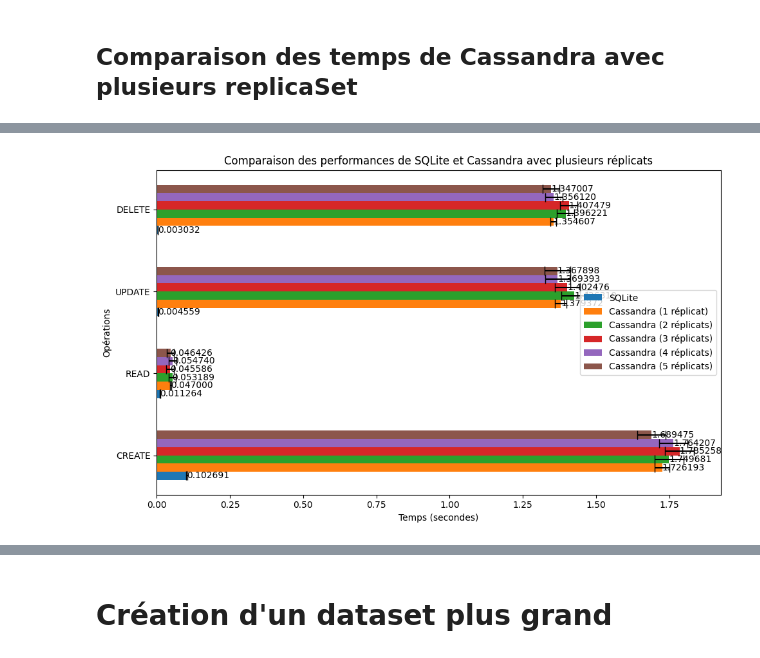
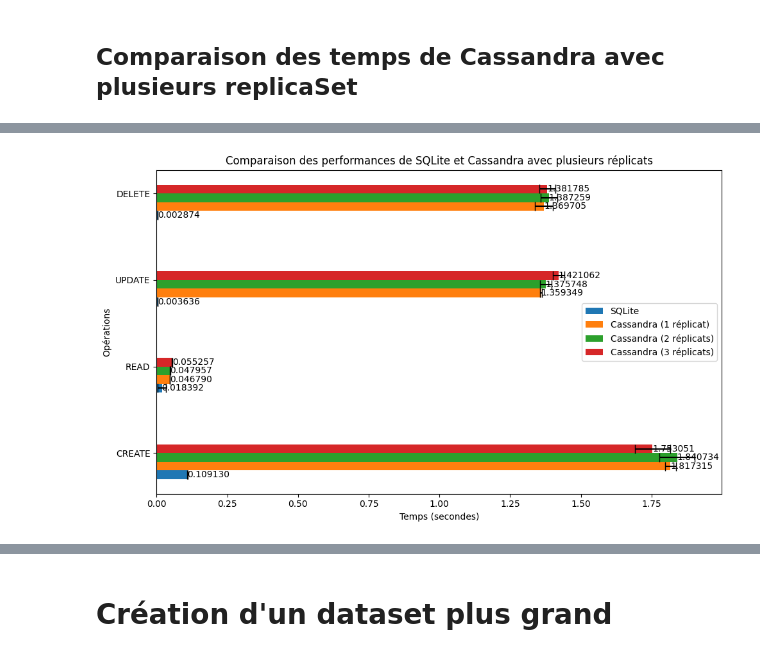
Before and after one commit to charlottekruzic/database-performance-comparison, a Jupyter notebook: notebook-10.ipynb, the cells around one changed output, grey strips where cells are left out. Saved outputs shown, nothing was run; the diff lists cells and outputs as text; code cells hidden in the pictures.

```diff
--- a/notebook-10.ipynb
+++ b/notebook-10.ipynb
@@ -1019,7 +967,4 @@ DELETE: Mean Time = 1.347007s, Std Time = 0.012388s
 # %%
-import matplotlib.pyplot as plt
-import numpy as np
-
 # Valeurs de temps pour SQLite
 sqlite_times = {
     'CREATE': (create_sqlite_massive_mean, create_sqlite_massive_std),
@@ -1043,7 +988,6 @@ cassandra_times_2 = {
     'DELETE': (delete_cassandra_massive_mean_2, delete_cassandra_massive_std_2)
 }
 
-
 cassandra_times_3 = {
     'CREATE': (create_cassandra_massive_mean_3, create_cassandra_massive_std_3),
     'READ': (read_cassandra_massive_mean_3, read_cassandra_massive_std_3),
@@ -1051,23 +995,20 @@ cassandra_times_3 = {
     'DELETE': (delete_cassandra_massive_mean_3, delete_cassandra_massive_std_3)
 }
 
+# cassandra_times_4 = {
+#     'CREATE': (create_cassandra_massive_mean_4, create_cassandra_massive_std_4),
+#     'READ': (read_cassandra_massive_mean_4, read_cassandra_massive_std_4),
+#     'UPDATE': (update_cassandra_massive_mean_4, update_cassandra_massive_std_4),
+#     'DELETE': (delete_cassandra_massive_mean_4, delete_cassandra_massive_std_4)
+# }
 
-cassandra_times_4 = {
-    'CREATE': (create_cassandra_massive_mean_4, create_cassandra_massive_std_4),
-    'READ': (read_cassandra_massive_mean_4, read_cassandra_massive_std_4),
-    'UPDATE': (update_cassandra_massive_mean_4, update_cassandra_massive_std_4),
-    'DELETE': (delete_cassandra_massive_mean_4, delete_cassandra_massive_std_4)
-}
+# cassandra_times_5 = {
+#     'CREATE': (create_cassandra_massive_mean_5, create_cassandra_massive_std_5),
+#     'READ': (read_cassandra_massive_mean_5, read_cassandra_massive_std_5),
+#     'UPDATE': (update_cassandra_massive_mean_5, update_cassandra_massive_std_5),
+#     'DELETE': (delete_cassandra_massive_mean_5, delete_cassandra_massive_std_5)
+# }
 
-
-cassandra_times_5 = {
-    'CREATE': (create_cassandra_massive_mean_5, create_cassandra_massive_std_5),
-    'READ': (read_cassandra_massive_mean_5, read_cassandra_massive_std_5),
-    'UPDATE': (update_cassandra_massive_mean_5, update_cassandra_massive_std_5),
-    'DELETE': (delete_cassandra_massive_mean_5, delete_cassandra_massive_std_5)
-}
-
-# Extraire les opérations
 operations = ['CREATE', 'READ', 'UPDATE', 'DELETE']
 
 # Extraire les temps moyens et écarts-types pour chaque système
@@ -1083,54 +1024,43 @@ cassandra_stds_2 = [cassandra_times_2[op][1] for op in operations]
 cassandra_means_3 = [cassandra_times_3[op][0] for op in operations]
 cassandra_stds_3 = [cassandra_times_3[op][1] for op in operations]
 
-cassandra_means_4 = [cassandra_times_4[op][0] for op in operations]
-cassandra_stds_4 = [cassandra_times_4[op][1] for op in operations]
+# cassandra_means_4 = [cassandra_times_4[op][0] for op in operations]
+# cassandra_stds_4 = [cassandra_times_4[op][1] for op in operations]
 
-cassandra_means_5 = [cassandra_times_5[op][0] for op in operations]
-cassandra_stds_5 = [cassandra_times_5[op][1] for op in operations]
+# cassandra_means_5 = [cassandra_times_5[op][0] for op in operations]
+# cassandra_stds_5 = [cassandra_times_5[op][1] for op in operations]
 
-# Position des barres sur l'axe y
 y = np.arange(len(operations))
-
-# Largeur des barres
 height = 0.1
-
-# Créer un graphique horizontal
 fig, ax = plt.subplots(figsize=(10, 6))
 
-# Tracer les barres pour SQLite et Cassandra avec réplicats
 bars1 = ax.barh(y - 2.5 * height, sqlite_means, height, xerr=sqlite_stds, label='SQLite', capsize=5)
 bars2 = ax.barh(y - 1.5 * height, cassandra_means, height, xerr=cassandra_stds, label='Cassandra (1 réplicat)', capsize=5)
 bars3 = ax.barh(y - 0.5 * height, cassandra_means_2, height, xerr=cassandra_stds_2, label='Cassandra (2 réplicats)', capsize=5)
+bars4 = ax.barh(y + 0.5 * height, cassandra_means_3, height, xerr=cassandra_stds_2, label='Cassandra (3 réplicats)', capsize=5)
+# bars5 = ax.barh(y + 1.5 * height, cassandra_means_4, height, xerr=cassandra_stds_2, label='Cassandra (4 réplicats)', capsize=5)
+# bars6 = ax.barh(y + 2.5 * height, cassandra_means_5, height, xerr=cassandra_stds_2, label='Cassandra (5 réplicats)', capsize=5)
 
-# Ajouter des barres supplémentaires pour les autres réplicats si nécessaire
-bars4 = ax.barh(y + 0.5 * height, cassandra_means_3, height, xerr=cassandra_stds_2, label='Cassandra (3 réplicats)', capsize=5)
-bars5 = ax.barh(y + 1.5 * height, cassandra_means_4, height, xerr=cassandra_stds_2, label='Cassandra (4 réplicats)', capsize=5)
-bars6 = ax.barh(y + 2.5 * height, cassandra_means_5, height, xerr=cassandra_stds_2, label='Cassandra (5 réplicats)', capsize=5)
-
-# Ajouter des labels et des titres
 ax.set_xlabel('Temps (secondes)')
 ax.set_ylabel('Opérations')
 ax.set_title('Comparaison des performances de SQLite et Cassandra avec plusieurs réplicats')
 ax.set_yticks(y)
 ax.set_yticklabels(operations)
 ax.legend()
 
-# Afficher les valeurs sur les barres
 def add_values(bars):
     for bar in bars:
         xval = bar.get_width()
         ax.text(xval, bar.get_y() + bar.get_height() / 2, f'{xval:.6f}', va='center', ha='left')
 
 add_values(bars1)
 add_values(bars2)
 add_values(bars3)
 add_values(bars4)
-add_values(bars5)
-add_values(bars6)
+# add_values(bars5)
+# add_values(bars6)
 
-# Afficher le graphique
 plt.tight_layout()
 plt.show()
 # %% [output]
-[figure, old version]
+[figure, new version]
```
Also changed, not shown: parts of 72 cells of this notebook, 1 other file.
